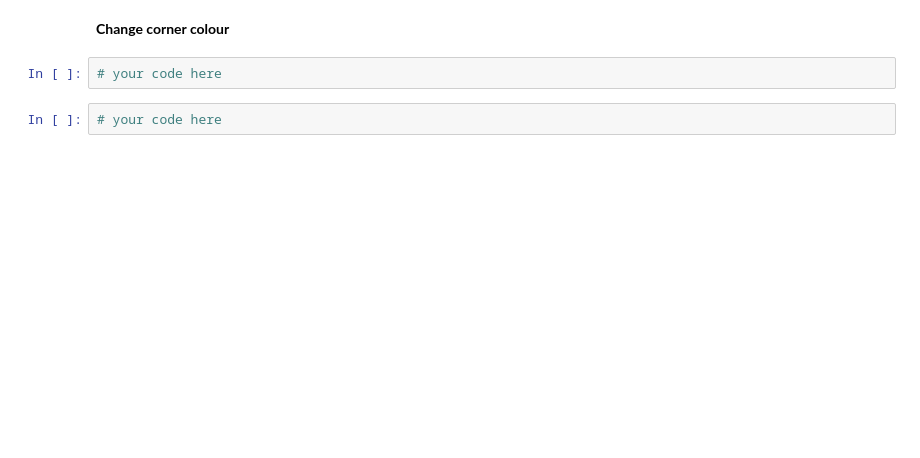
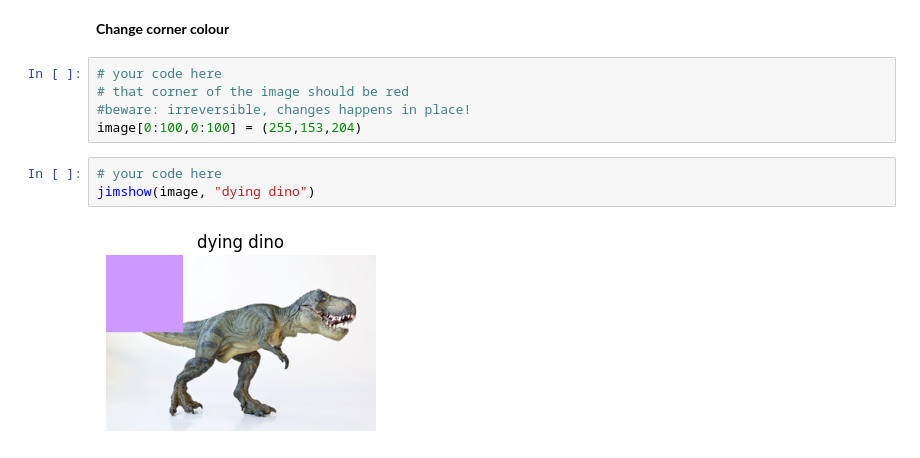
Before and after one commit to NiGitaMyrGit/cds-visual-fork, a Jupyter notebook: nbs/session1_inclass_njm.ipynb, the cells around one changed output. Cells and saved outputs as stored; diff of their text form; blank space fills up the shorter version.

```diff
--- a/nbs/session1_inclass_njm.ipynb
+++ b/nbs/session1_inclass_njm.ipynb
@@ -209,6 +357,12 @@ __Image slice__
 # %% [markdown]
 __Change corner colour__
+# %%
+# your code here
+# that corner of the image should be red
+#beware: irreversible, changes happens in place!
+image[0:100,0:100] = (255,153,204)
 # %%
 # your code here
+jimshow(image, "dying dino")
+# %% [output]
+[figure, added]
-# %%
-# your code here
```
Also changed, not shown: parts of 56 cells of this notebook, 1 other file.
